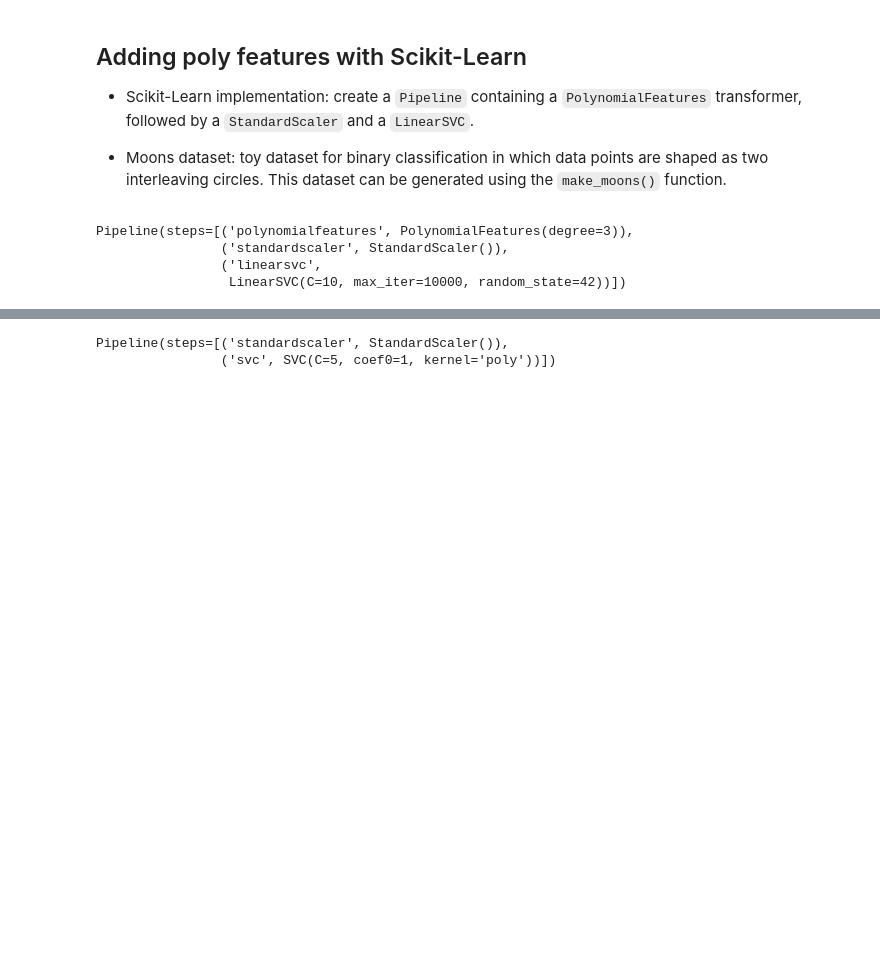
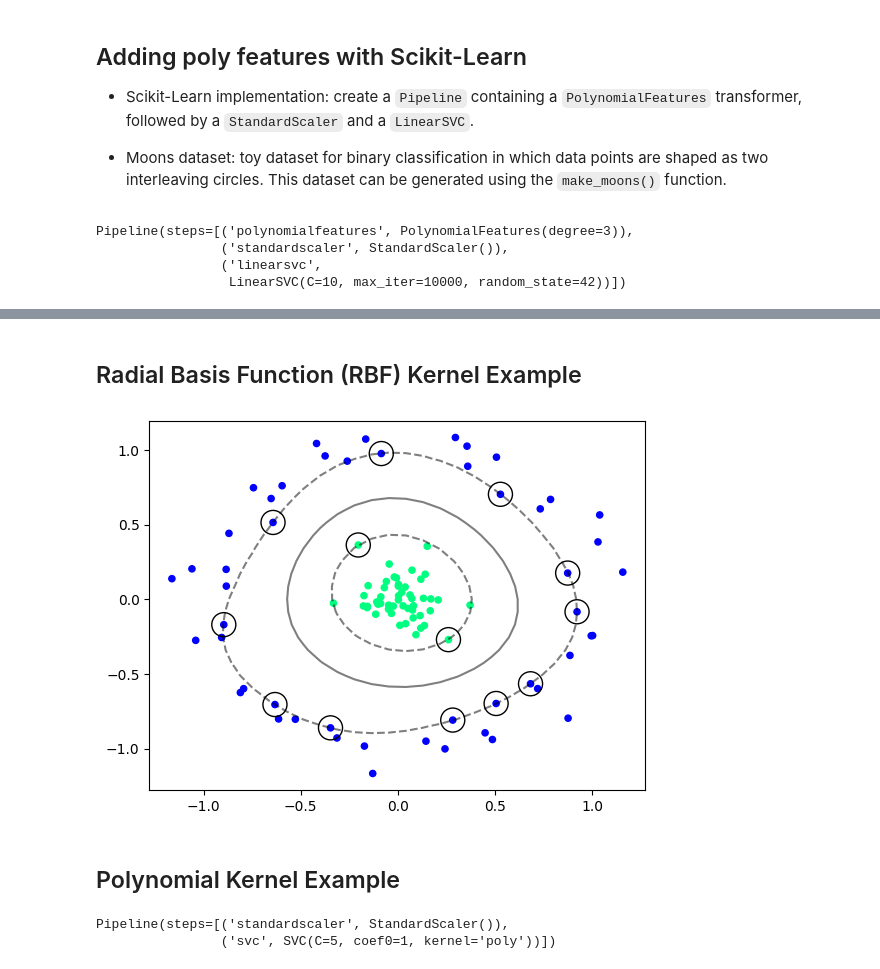
Before and after one commit to ssuzana/Machine-Learning-Notebooks, a Jupyter notebook: Support_Vector_Machines.ipynb, the cells around one changed output, grey strips where cells are left out. Saved outputs shown, nothing was run; the diff lists cells and outputs as text; code cells hidden in the pictures; blank space fills up the shorter version.

```diff
--- a/Support_Vector_Machines.ipynb
+++ b/Support_Vector_Machines.ipynb
@@ -516,3 +559,17 @@ When using SVMs you can apply a mathematical technique called the *kernel trick*
+# %% [markdown]
+## Radial Basis Function (RBF) Kernel Example
+# %%
+# kernelized SVM using an RBF kernel
+clf = SVC(kernel='rbf', C=100)
+clf.fit(X, y)
+plt.scatter(X[:, 0], X[:, 1], c=y, s=20, cmap='winter')
+plot_svc_decision_function(clf)
+plt.scatter(clf.support_vectors_[:, 0], clf.support_vectors_[:, 1],
+                     s=300, lw=1, facecolors='none');
+# %% [output]
+[figure, added]
+# %% [markdown]
+## Polynomial Kernel Example
 # %%
 from sklearn.svm import SVC
 from sklearn.pipeline import make_pipeline
```
Also changed, not shown: parts of 30 cells of this notebook.
